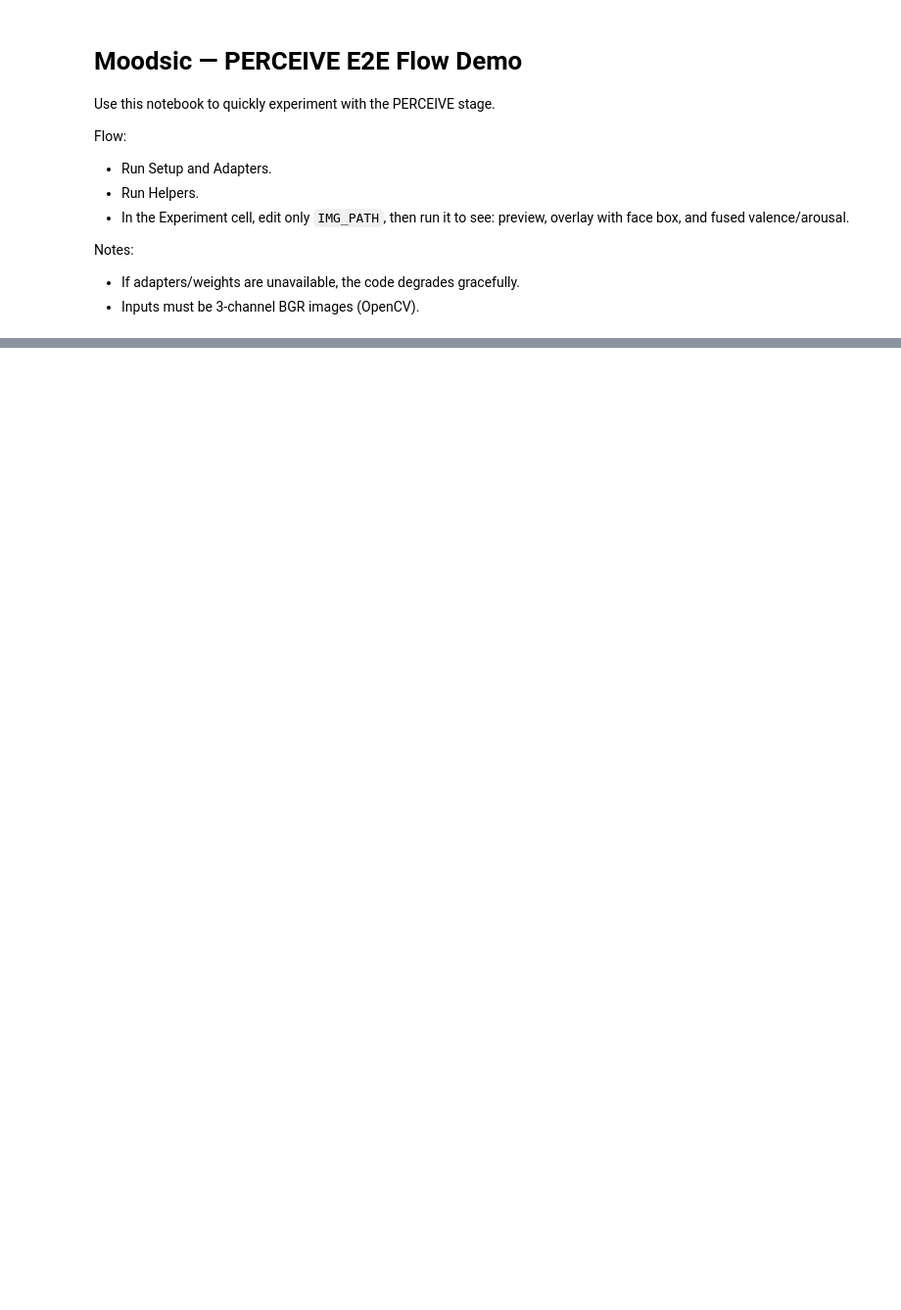
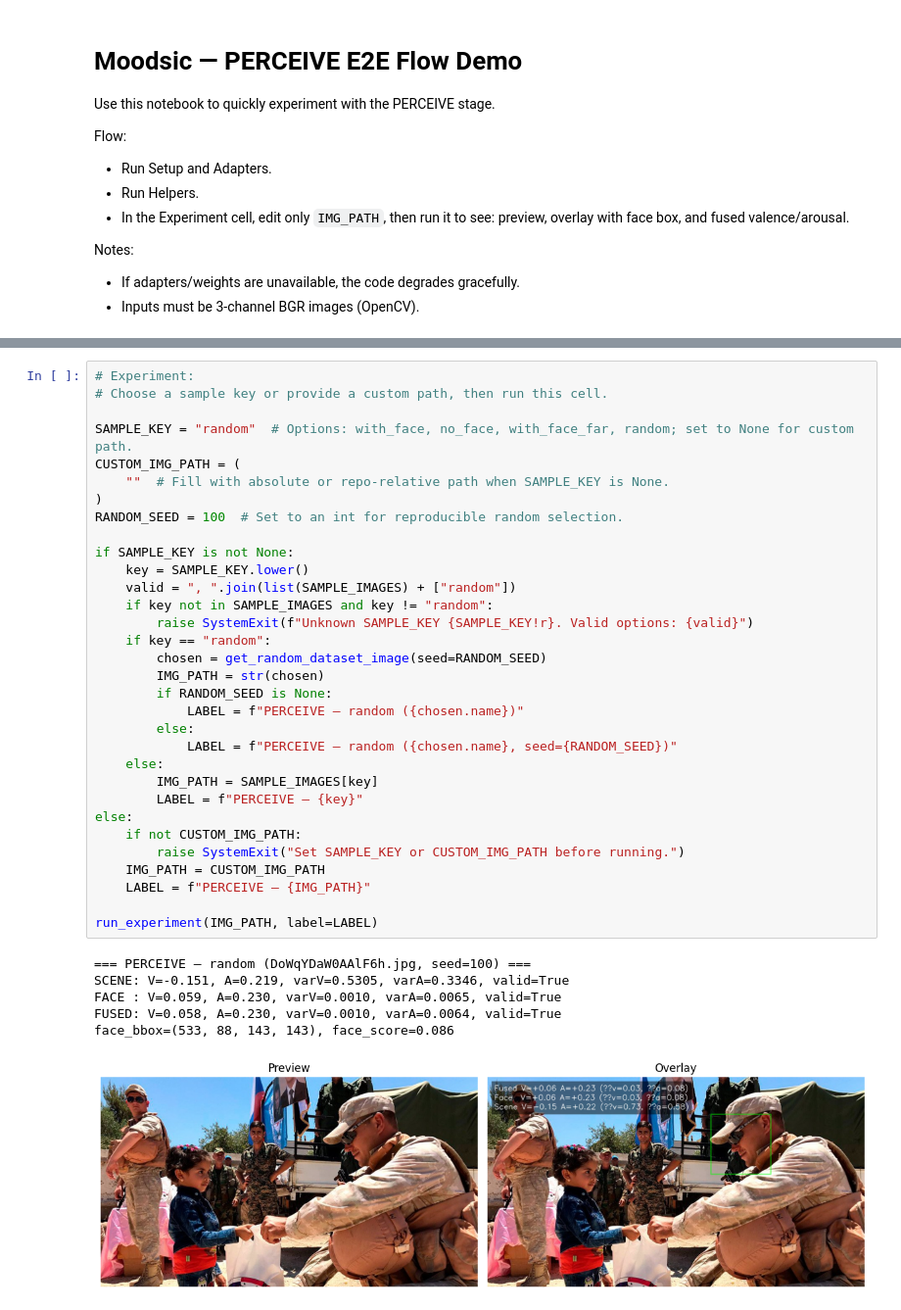
Before and after one commit to keimiii/moodsic, a Jupyter notebook: notebooks/e2e_img_to_fusion.ipynb, the cells around one changed output, grey strips where cells are left out. Shown at 98% size. Saved outputs shown, nothing was run; the diff lists cells and outputs as text; blank space fills up the shorter version.

```diff
--- a/notebooks/e2e_img_to_fusion.ipynb
+++ b/notebooks/e2e_img_to_fusion.ipynb
@@ -352,0 +277,39 @@ FUSED: V=0.055, A=0.023, varV=0.0419, varA=0.0258, valid=True
+# %%
+# Experiment:
+# Choose a sample key or provide a custom path, then run this cell.
+
+SAMPLE_KEY = "random"  # Options: with_face, no_face, with_face_far, random; set to None for custom path.
+CUSTOM_IMG_PATH = (
+    ""  # Fill with absolute or repo-relative path when SAMPLE_KEY is None.
+)
+RANDOM_SEED = 100  # Set to an int for reproducible random selection.
+
+if SAMPLE_KEY is not None:
+    key = SAMPLE_KEY.lower()
+    valid = ", ".join(list(SAMPLE_IMAGES) + ["random"])
+    if key not in SAMPLE_IMAGES and key != "random":
+        raise SystemExit(f"Unknown SAMPLE_KEY {SAMPLE_KEY!r}. Valid options: {valid}")
+    if key == "random":
+        chosen = get_random_dataset_image(seed=RANDOM_SEED)
+        IMG_PATH = str(chosen)
+        if RANDOM_SEED is None:
+            LABEL = f"PERCEIVE — random ({chosen.name})"
+        else:
+            LABEL = f"PERCEIVE — random ({chosen.name}, seed={RANDOM_SEED})"
+    else:
+        IMG_PATH = SAMPLE_IMAGES[key]
+        LABEL = f"PERCEIVE — {key}"
+else:
+    if not CUSTOM_IMG_PATH:
+        raise SystemExit("Set SAMPLE_KEY or CUSTOM_IMG_PATH before running.")
+    IMG_PATH = CUSTOM_IMG_PATH
+    LABEL = f"PERCEIVE — {IMG_PATH}"
+
+run_experiment(IMG_PATH, label=LABEL)
+# %% [output]
+=== PERCEIVE — random (DoWqYDaW0AAlF6h.jpg, seed=100) ===
+SCENE: V=-0.151, A=0.219, varV=0.5305, varA=0.3346, valid=True
+FACE : V=0.059, A=0.230, varV=0.0010, varA=0.0065, valid=True
+FUSED: V=0.058, A=0.230, varV=0.0010, varA=0.0064, valid=True
+face_bbox=(533, 88, 143, 143), face_score=0.086
+[figure, added]
```
Also changed, not shown: parts of 7 cells of this notebook.
